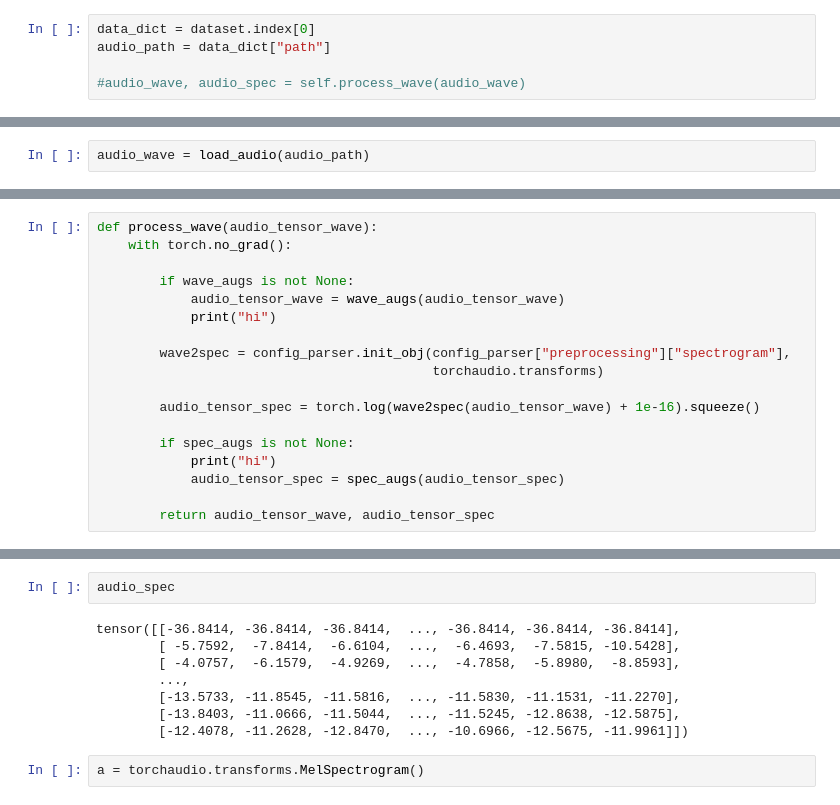
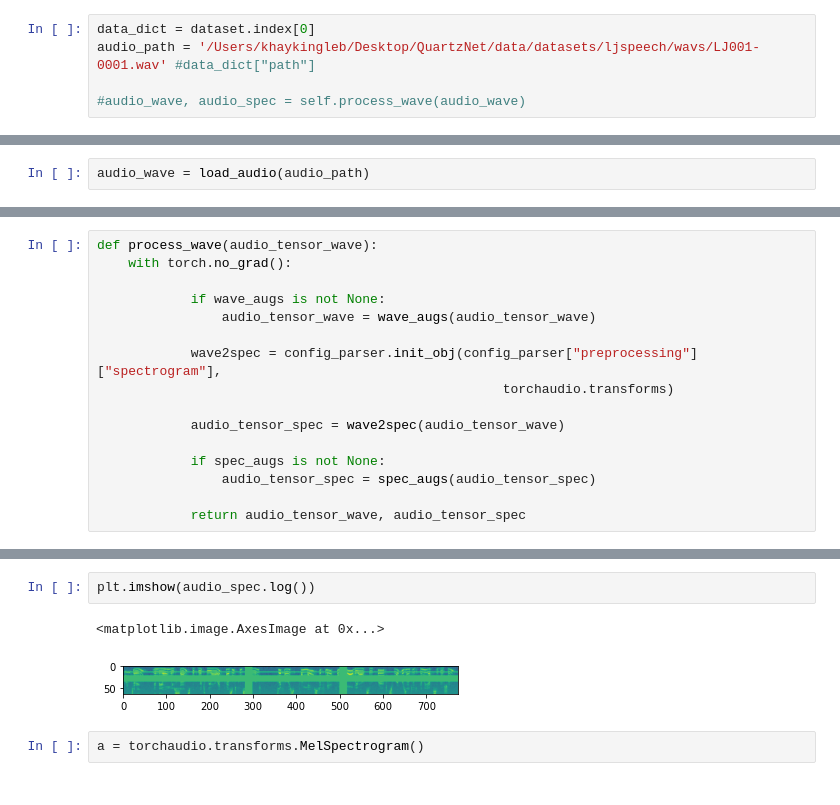
Before and after one commit to khaykingleb/Automatic-Speech-Recognition, a Jupyter notebook: notebooks/debug 2.ipynb, the cells around one changed output, grey strips where cells are left out. Drawn from its saved outputs; the diff is of its cells as text.

```diff
--- a/notebooks/debug 2.ipynb
+++ b/notebooks/debug 2.ipynb
@@ -263,6 +270,6 @@ dataset[2]
 # %%
 data_dict = dataset.index[0]
-audio_path = data_dict["path"]
+audio_path = '/Users/khaykingleb/Desktop/QuartzNet/data/datasets/ljspeech/wavs/LJ001-0001.wav' #data_dict["path"]
 
 #audio_wave, audio_spec = self.process_wave(audio_wave)
 # %%
@@ -290,19 +298,17 @@ tensor([[-0.0002, -0.0004, -0.0008,  ...,  0.0006,  0.0010,  0.0010]])
 def process_wave(audio_tensor_wave):
     with torch.no_grad():
 
-        if wave_augs is not None:
-            audio_tensor_wave = wave_augs(audio_tensor_wave)
-            print("hi")
+            if wave_augs is not None:
+                audio_tensor_wave = wave_augs(audio_tensor_wave)
 
-        wave2spec = config_parser.init_obj(config_parser["preprocessing"]["spectrogram"],
-                                           torchaudio.transforms)
+            wave2spec = config_parser.init_obj(config_parser["preprocessing"]["spectrogram"],
+                                                    torchaudio.transforms)
 
-        audio_tensor_spec = torch.log(wave2spec(audio_tensor_wave) + 1e-16).squeeze()
+            audio_tensor_spec = wave2spec(audio_tensor_wave)
 
-        if spec_augs is not None:
-            print("hi")
-            audio_tensor_spec = spec_augs(audio_tensor_spec)
+            if spec_augs is not None:
+                audio_tensor_spec = spec_augs(audio_tensor_spec)
 
-        return audio_tensor_wave, audio_tensor_spec
+            return audio_tensor_wave, audio_tensor_spec
 # %%
 audio_wave, audio_spec = process_wave(audio_wave)
@@ -309,12 +318,7 @@ audio_wave, audio_spec = process_wave(audio_wave)
-# %%
-audio_spec
-# %% [output]
-tensor([[-36.8414, -36.8414, -36.8414,  ..., -36.8414, -36.8414, -36.8414],
-        [ -5.7592,  -7.8414,  -6.6104,  ...,  -6.4693,  -7.5815, -10.5428],
-        [ -4.0757,  -6.1579,  -4.9269,  ...,  -4.7858,  -5.8980,  -8.8593],
-        ...,
-        [-13.5733, -11.8545, -11.5816,  ..., -11.5830, -11.1531, -11.2270],
-        [-13.8403, -11.0666, -11.5044,  ..., -11.5245, -12.8638, -12.5875],
-        [-12.4078, -11.2628, -12.8470,  ..., -10.6966, -12.5675, -11.9961]])
+# %%
+plt.imshow(audio_spec.log())
+# %% [output]
+<matplotlib.image.AxesImage at 0x...>
+[figure, added]
 # %%
 a = torchaudio.transforms.MelSpectrogram()
```
Also changed, not shown: parts of 26 cells of this notebook, 5 other files.
